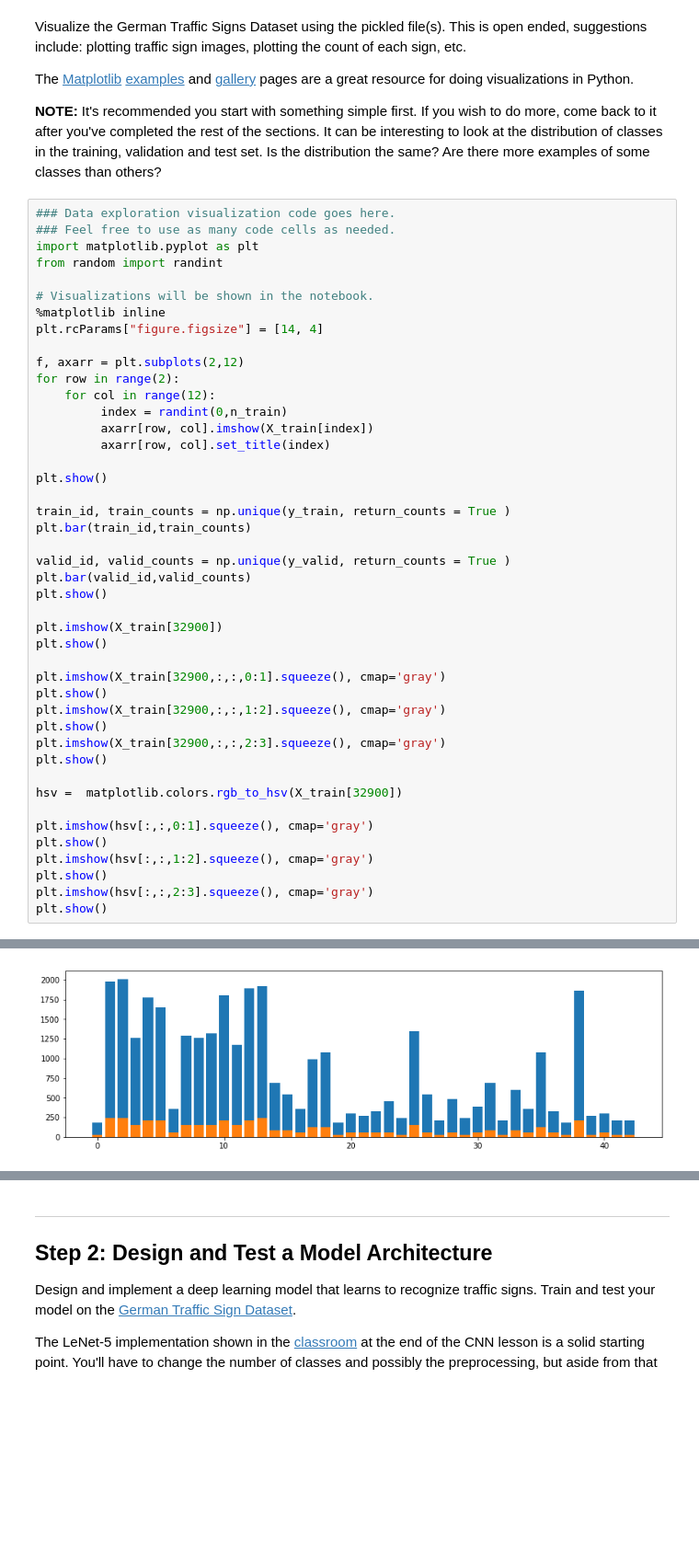
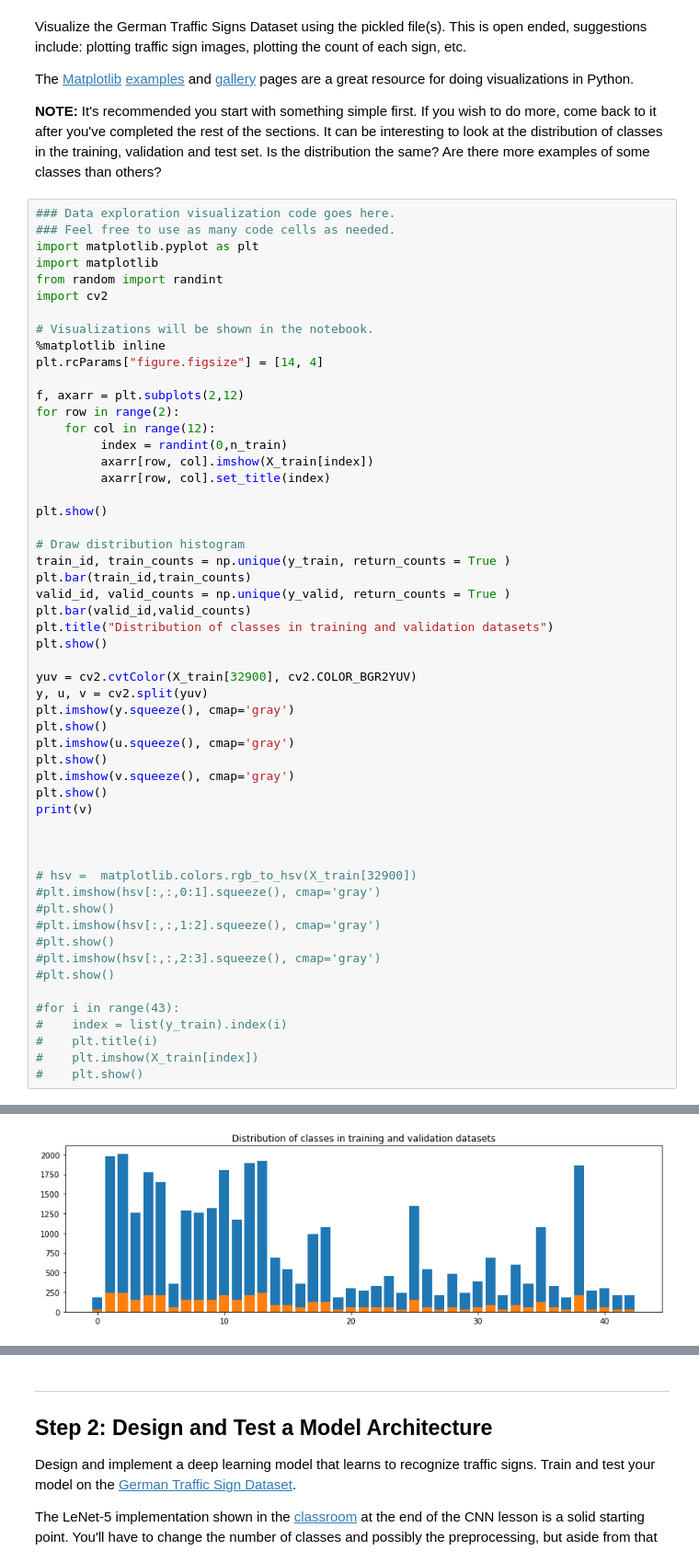
Before and after one commit to cazacov/CarND-Traffic-Sign-Classifier-Project, a Jupyter notebook: Traffic_Sign_Classifier.ipynb, the cells around one changed output, grey strips where cells are left out. Shown: that part at 92% size. Cells and saved outputs as stored; diff of their text form; blank space fills up the shorter version.

```diff
--- a/Traffic_Sign_Classifier.ipynb
+++ b/Traffic_Sign_Classifier.ipynb
@@ -99,7 +99,9 @@ The [Matplotlib](http://matplotlib.org/) [examples](http://matplotlib.org/exampl
 ### Data exploration visualization code goes here.
 ### Feel free to use as many code cells as needed.
 import matplotlib.pyplot as plt
+import matplotlib
 from random import randint
+import cv2
 
 # Visualizations will be shown in the notebook.
 %matplotlib inline
@@ -114,29 +116,37 @@ for row in range(2):
 
 plt.show()
 
+# Draw distribution histogram
 train_id, train_counts = np.unique(y_train, return_counts = True )
 plt.bar(train_id,train_counts)
-
 valid_id, valid_counts = np.unique(y_valid, return_counts = True )
 plt.bar(valid_id,valid_counts)
+plt.title("Distribution of classes in training and validation datasets")
 plt.show()
 
-plt.imshow(X_train[32900])
+yuv = cv2.cvtColor(X_train[32900], cv2.COLOR_BGR2YUV)
+y, u, v = cv2.split(yuv)
+plt.imshow(y.squeeze(), cmap='gray')
 plt.show()
+plt.imshow(u.squeeze(), cmap='gray')
+plt.show()
+plt.imshow(v.squeeze(), cmap='gray')
+plt.show()
+print(v)
 
-plt.imshow(X_train[32900,:,:,0:1].squeeze(), cmap='gray')
-plt.show()
-plt.imshow(X_train[32900,:,:,1:2].squeeze(), cmap='gray')
-plt.show()
-plt.imshow(X_train[32900,:,:,2:3].squeeze(), cmap='gray')
-plt.show()
 
-hsv =  matplotlib.colors.rgb_to_hsv(X_train[32900])
 
-plt.imshow(hsv[:,:,0:1].squeeze(), cmap='gray')
-plt.show()
-plt.imshow(hsv[:,:,1:2].squeeze(), cmap='gray')
-plt.show()
-plt.imshow(hsv[:,:,2:3].squeeze(), cmap='gray')
-plt.show()
+# hsv =  matplotlib.colors.rgb_to_hsv(X_train[32900])
+#plt.imshow(hsv[:,:,0:1].squeeze(), cmap='gray')
+#plt.show()
+#plt.imshow(hsv[:,:,1:2].squeeze(), cmap='gray')
+#plt.show()
+#plt.imshow(hsv[:,:,2:3].squeeze(), cmap='gray')
+#plt.show()
+
+#for i in range(43):
+#    index = list(y_train).index(i)
+#    plt.title(i)
+#    plt.imshow(X_train[index])
+#    plt.show()
 # %% [output]
@@ -144 +154 @@ plt.show()
-[figure, old version]
+[figure, new version]
```
Also changed, not shown: parts of 4 cells of this notebook.
